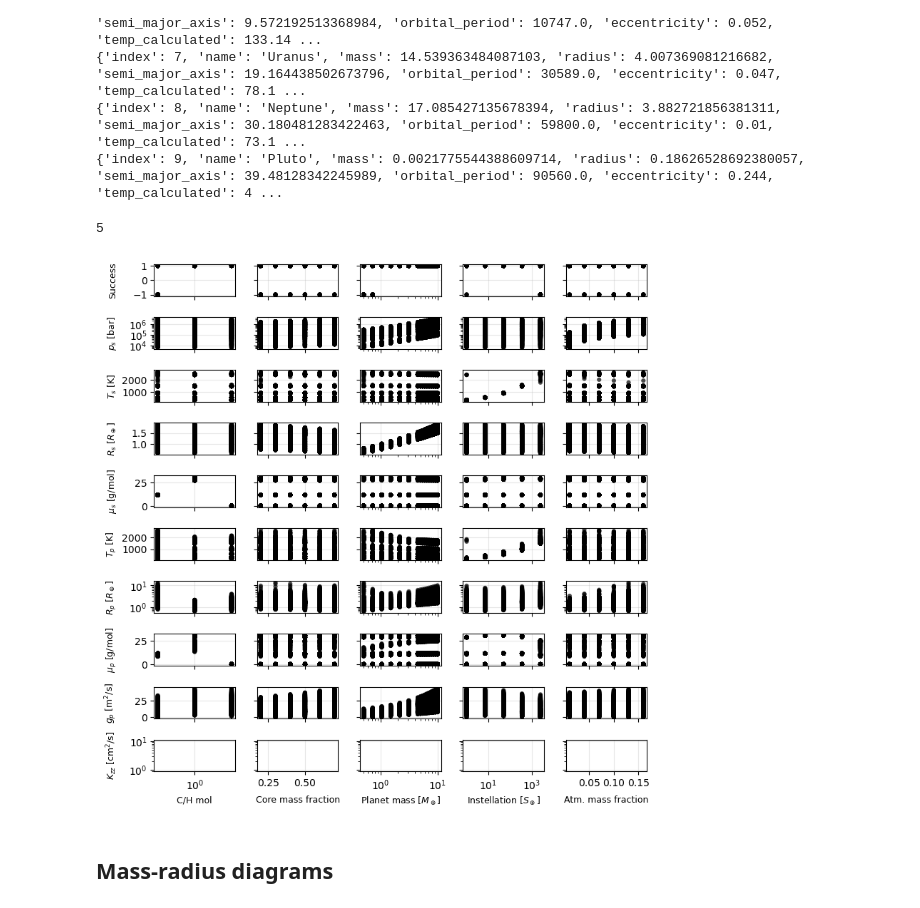
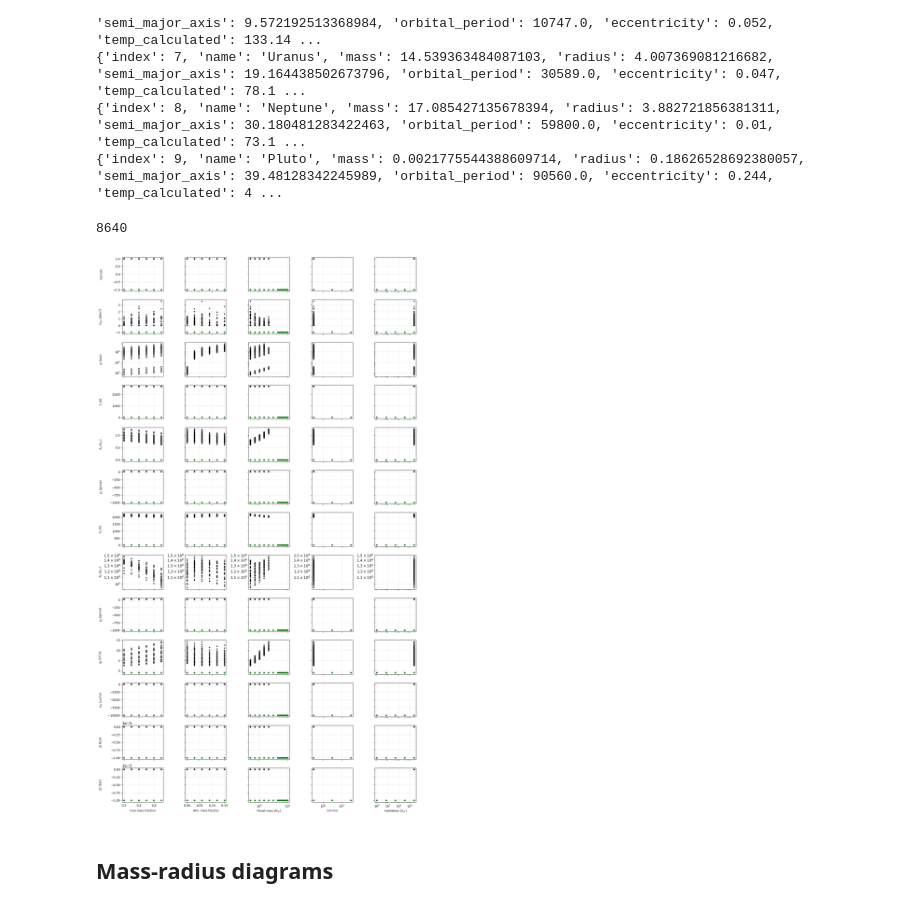
Before and after one commit to nichollsh/AGNI, a Jupyter notebook: misc/utilities/grid_plot.ipynb, the cells around one changed output. Cells and saved outputs as stored; diff of their text form; code cells hidden in the pictures.

Commit message:
Simplified grid_agni somewhat. Update plots

```diff
--- a/misc/utilities/grid_plot.ipynb
+++ b/misc/utilities/grid_plot.ipynb
@@ -153,7 +153,12 @@ units = {
     "g_phot"        : [1,         False  ,r"$g_p$ [m$^2$/s]"],
     "Kzz_max"       : [1e4,       True   ,r"$K_{zz}$ [cm$^2$/s]"],
 
-    "succ"          : [1,         False   ,"Success"], # succ=1, fail=-1
+    "flux_loss"     : [1.0,       False  ,r"$F_{\rm loss}$ [W/m$^2$]"],
+    "conv_pbot"     : [1e-5,      True   ,r"$p_c^b$ [bar]"],
+    "conv_ptop"     : [1e-5,      True   ,r"$p_c^t$ [bar]"],
+
+    "succ"          : [1,         False  ,"Success"], # succ=1, fail=-1
+    "worker"        : [1,         False  ,"Worker"]
 }
 # %%
 # Read both of the results CSV files
@@ -170,10 +175,12 @@ print(gridsize)
 input_vars  = list(gridpoints_df.keys())
 output_vars = list(results_df.keys())
 
-input_vars.remove("index")
-output_vars.remove("index")
+for k in ("index","worker"):
+    for v in (input_vars,output_vars):
+        if k in v:
+            v.remove(k)
 # %% [output]
-5
+8640
 # %%
 # Read fluxes table
 emit_dat = np.loadtxt(os.path.join(output_dir, "result_emits.csv"), dtype=float, delimiter=',')
@@ -192,8 +199,8 @@ ds.close()
 
 # Create figure with subplots
 fig, axes = plt.subplots(len(output_vars), len(input_vars),
-                        # figsize=(3*len(input_vars), 2*len(output_vars))
-                        figsize=(8,8)
+                        figsize=(3*len(input_vars), 2*len(output_vars))
+                        # figsize=(8,8)
                         )
 
 # If only one row or column, ensure axes is 2D
@@ -207,19 +214,25 @@ for i, output_var in enumerate(output_vars):
     for j, input_var in enumerate(input_vars):
         ax = axes[i, j]
 
+        # x values of input_var
         x = np.array(data[input_var]) * units[input_var][0]
         xlabel = units[input_var][2]
-        if units[input_var][1]:
+        if units[input_var][1] and np.any(x > 0):
             ax.set_xscale("log")
 
+        # y values of output_var
         y = np.array(data[output_var]) * units[output_var][0]
         ylabel = units[output_var][2]
-        if units[output_var][1]:
+        if units[output_var][1] and np.any(y > 0):
             ax.set_yscale("log")
 
+        # Set failed cases to red
+        c = np.full_like(x, "k", dtype=str)
+        c[np.argwhere(data["succ"].iloc[:] < 0)] = "r"
+
         # Create scatter plot
-        scatter = ax.scatter(x,y, zorder=3, alpha=0.7, s=20,
-                                edgecolor='none', linewidth=0.5, color='k')
+        scatter = ax.scatter(x,y, c=c, zorder=3, alpha=0.7, s=20,
+                                edgecolor='none', linewidth=0.5, )
 
         # Set labels and title
         if (i == len(output_vars)-1): # or (i == 0):
@@ -227,34 +240,34 @@ for i, output_var in enumerate(output_vars):
             if i == 0:
                 ax.xaxis.set_label_position('top')
                 ax.xaxis.set_tick_params(top=True, labeltop=True, bottom=False, labelbottom=False)
         else:
             ax.set_xticklabels([])
 
         if (j == 0):# or (j == len(input_vars)-1) :
             ax.set_ylabel(ylabel, fontsize=9)
             if (j == len(input_vars)-1):
                 ax.yaxis.set_label_position('right')
                 ax.yaxis.set_tick_params(right=True, labelright=True, left=False, labelleft=False)
         else:
             ax.set_yticklabels([])
 
         # Add grid
         ax.grid(True, alpha=0.3, zorder=-2)
 
         # Format axes
         ax.tick_params(axis='both', which='major', labelsize=10)
 
 fig.tight_layout()
 fig.align_ylabels()
 fig.align_xlabels()
 
 # Save the plot
 fig.savefig(os.path.join(plots_dir, "matrix.pdf"), dpi=300, bbox_inches='tight')
 
 # Display the plot
 plt.show()
 # %% [output]
-[figure, old version]
+[figure, new version]
 # %%
 downsamp = -1
 
```
Also changed, not shown: parts of 2 cells of this notebook, 1 other file.
